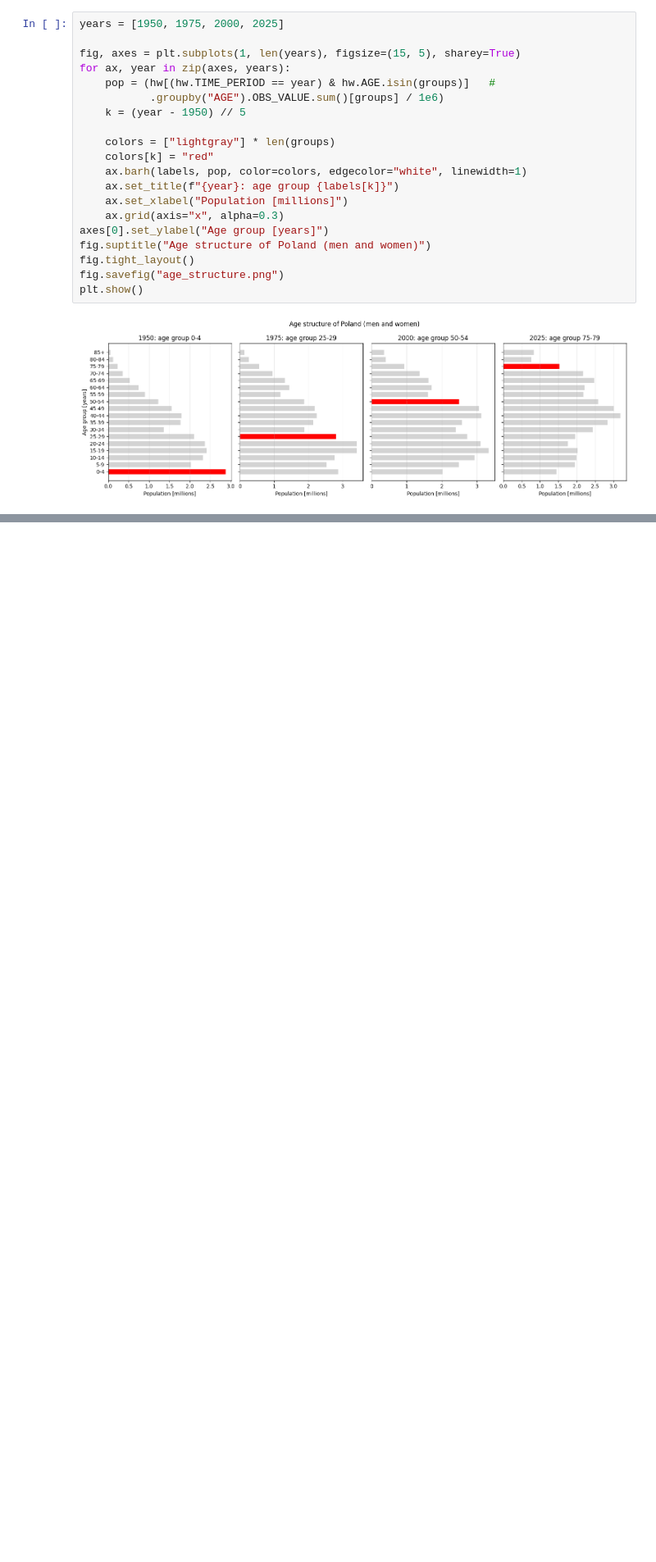
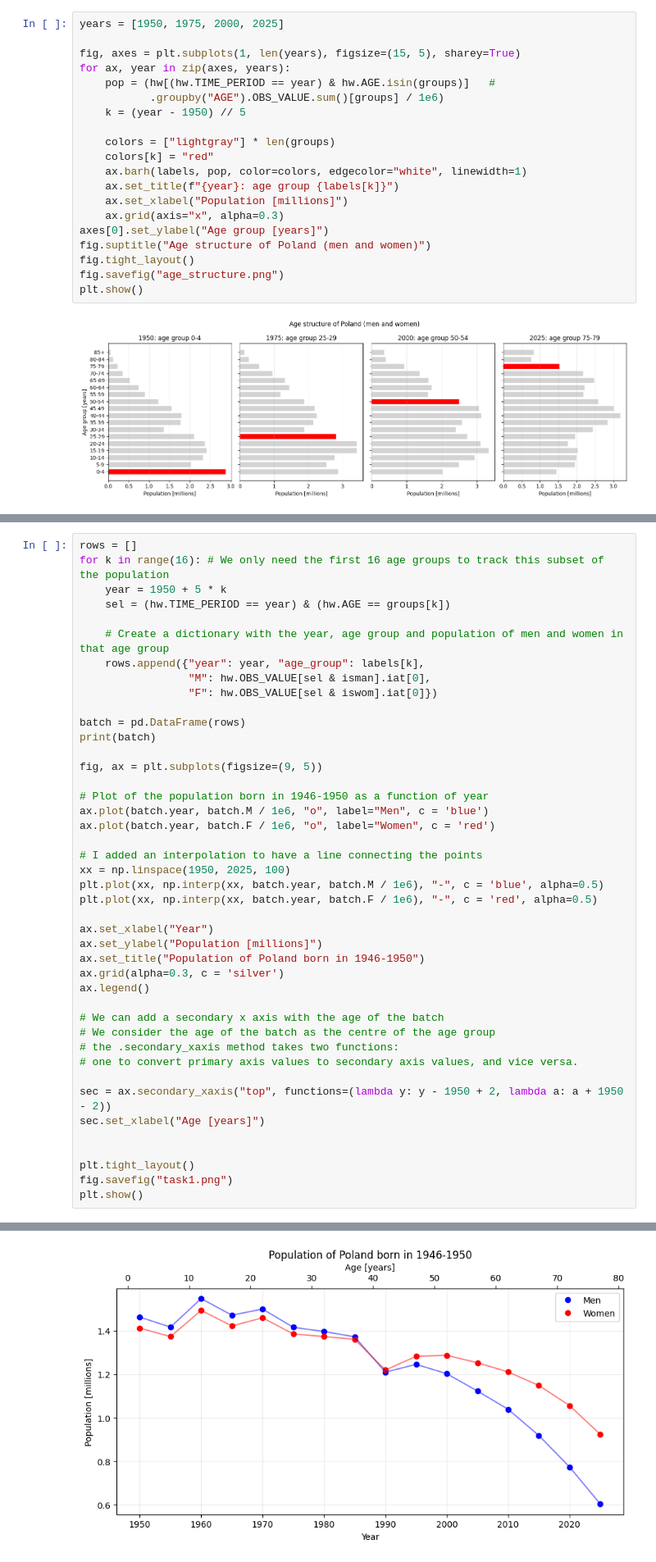
Before and after one commit to igordt/SAED_homeworks, a Jupyter notebook: h1/h1.ipynb, the cells around one changed output, grey strips where cells are left out. Shown at 82% size. Cells and saved outputs as stored; diff of their text form; blank space fills up the shorter version.

Commit message:
task1

```diff
--- a/h1/h1.ipynb
+++ b/h1/h1.ipynb
@@ -219,0 +175,44 @@ sex  year age_group          F          M
+# %%
+rows = []
+for k in range(16): # We only need the first 16 age groups to track this subset of the population
+    year = 1950 + 5 * k
+    sel = (hw.TIME_PERIOD == year) & (hw.AGE == groups[k])
+
+    # Create a dictionary with the year, age group and population of men and women in that age group
+    rows.append({"year": year, "age_group": labels[k],
+                 "M": hw.OBS_VALUE[sel & isman].iat[0],
+                 "F": hw.OBS_VALUE[sel & iswom].iat[0]})
+
+batch = pd.DataFrame(rows)
+print(batch)
+
+fig, ax = plt.subplots(figsize=(9, 5))
+
+# Plot of the population born in 1946-1950 as a function of year
+ax.plot(batch.year, batch.M / 1e6, "o", label="Men", c = 'blue')
+ax.plot(batch.year, batch.F / 1e6, "o", label="Women", c = 'red')
+
+# I added an interpolation to have a line connecting the points
+xx = np.linspace(1950, 2025, 100)
+plt.plot(xx, np.interp(xx, batch.year, batch.M / 1e6), "-", c = 'blue', alpha=0.5)
+plt.plot(xx, np.interp(xx, batch.year, batch.F / 1e6), "-", c = 'red', alpha=0.5)
+
+ax.set_xlabel("Year")
+ax.set_ylabel("Population [millions]")
+ax.set_title("Population of Poland born in 1946-1950")
+ax.grid(alpha=0.3, c = 'silver')
+ax.legend()
+
+# We can add a secondary x axis with the age of the batch
+# We consider the age of the batch as the centre of the age group
+# the .secondary_xaxis method takes two functions:
+# one to convert primary axis values to secondary axis values, and vice versa.
+
+sec = ax.secondary_xaxis("top", functions=(lambda y: y - 1950 + 2, lambda a: a + 1950 - 2))
+sec.set_xlabel("Age [years]")
+
+
+plt.tight_layout()
+fig.savefig("task1.png")
+plt.show()
+# %% [output]
@@ -219,0 +236 @@ sex  year age_group          F          M
+[figure, added]
```
Also changed, not shown: parts of 4 cells of this notebook, 1 other file.
